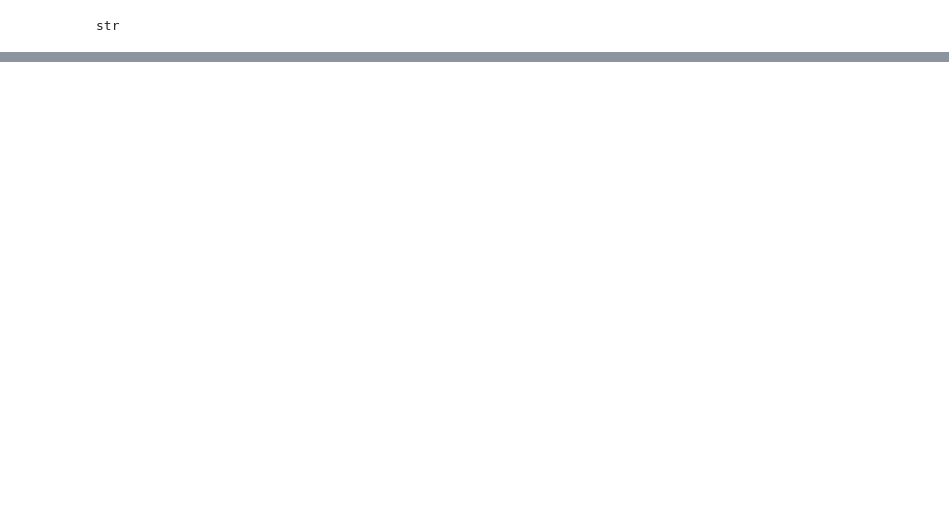
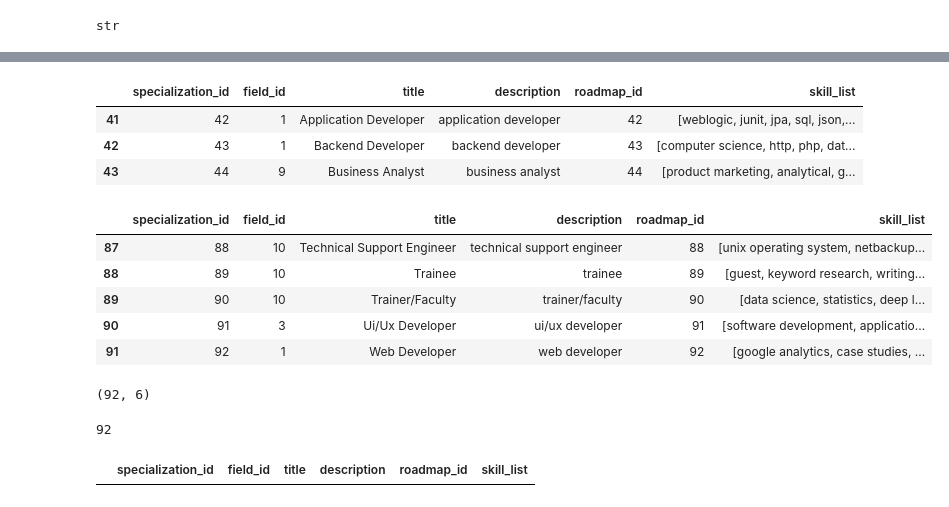
Before and after one commit to ron-ligsay/course-u, a Jupyter notebook: course_u/src/notebooks/specialization_x_field_skills.ipynb, the cells around one changed output, grey strips where cells are left out. Cells and saved outputs as stored; diff of their text form; code cells hidden in the pictures; blank space fills up the shorter version.

```diff
--- a/course_u/src/notebooks/specialization_x_field_skills.ipynb
+++ b/course_u/src/notebooks/specialization_x_field_skills.ipynb
@@ -221,0 +349,3 @@ See the caveats in the documentation: https://pandas.pydata.org/pandas-docs/stab
+# %%
+# make first letter of each word capital
+IT_sub['title'] = IT_sub['title'].str.title()
@@ -221,0 +371,18 @@ See the caveats in the documentation: https://pandas.pydata.org/pandas-docs/stab
+# %%
+# start index from last index of specialization
+IT_sub.index = IT_sub.index + specialization.index[-1] + 1
+IT_sub.head(3)
+# %% [output]
+|  | specialization_id | field_id | title | description | roadmap_id | skill_list |
+| 41 | 42 | 1 | Application Developer | application developer | 42 | [weblogic, junit, jpa, sql, json,... |
+| 42 | 43 | 1 | Backend Developer | backend developer | 43 | [computer science, http, php, dat... |
+| 43 | 44 | 9 | Business Analyst | business analyst | 44 | [product marketing, analytical, g... |
+# %%
+IT_sub.tail()
+# %% [output]
+|  | specialization_id | field_id | title | description | roadmap_id | skill_list |
+| 87 | 88 | 10 | Technical Support Engineer | technical support engineer | 88 | [unix operating system, netbackup... |
+| 88 | 89 | 10 | Trainee | trainee | 89 | [guest, keyword research, writing... |
+| 89 | 90 | 10 | Trainer/Faculty | trainer/faculty | 90 | [data science, statistics, deep l... |
+| 90 | 91 | 3 | Ui/Ux Developer | ui/ux developer | 91 | [software development, applicatio... |
+| 91 | 92 | 1 | Web Developer | web developer | 92 | [google analytics, case studies, ... |
@@ -221,0 +392,14 @@ See the caveats in the documentation: https://pandas.pydata.org/pandas-docs/stab
+# %%
+specialization_2.shape
+# %% [output]
+(92, 6)
+# %%
+specialization_2['title'].nunique()
+# %% [output]
+92
+# %%
+# get duplicate title and
+duplicate_specialization = specialization_2[specialization_2.duplicated(['title'])]
+duplicate_specialization
+# %% [output]
+|  | specialization_id | field_id | title | description | roadmap_id | skill_list |
```
Also changed, not shown: parts of 43 cells of this notebook.
